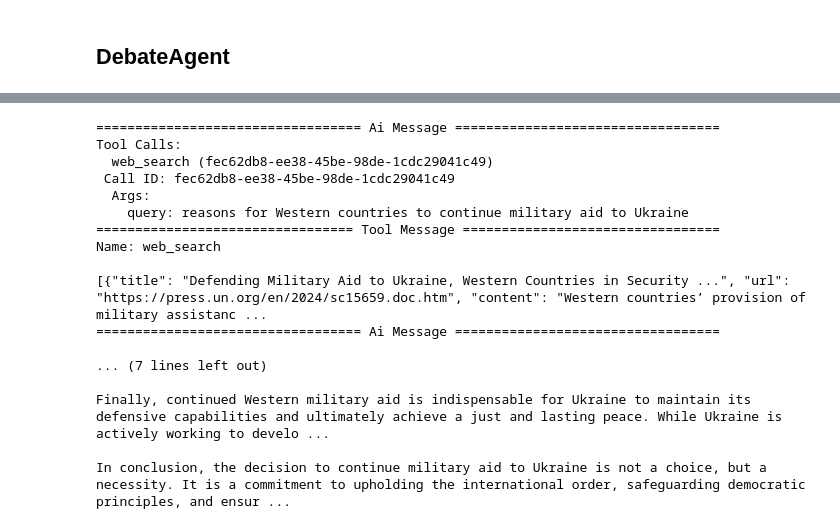
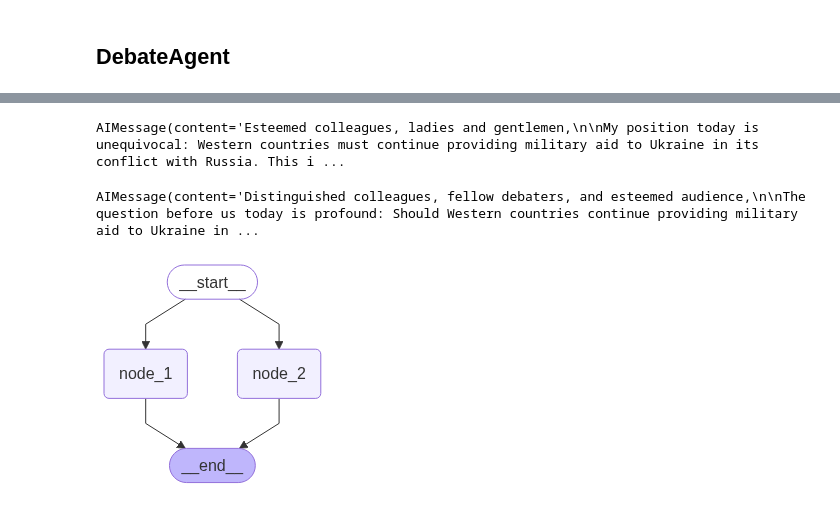
Before and after one commit to YashSax/DebateSimulator, a Jupyter notebook: debating.ipynb, the cells around one changed output, grey strips where cells are left out. Saved outputs shown, nothing was run; the diff lists cells and outputs as text; code cells hidden in the pictures.

```diff
--- a/debating.ipynb
+++ b/debating.ipynb
@@ -260,21 +234,44 @@ For troubleshooting, visit: https://python.langchain.com/docs/troubleshooting/er
-# %%
-for m in result["messages"]:
-    m.pretty_print()
-# %% [output]
-================================== Ai Message ==================================
-Tool Calls:
-  web_search (fec62db8-ee38-45be-98de-1cdc29041c49)
- Call ID: fec62db8-ee38-45be-98de-1cdc29041c49
-  Args:
-    query: reasons for Western countries to continue military aid to Ukraine
-================================= Tool Message =================================
-Name: web_search
-
-[{"title": "Defending Military Aid to Ukraine, Western Countries in Security ...", "url": "https://press.un.org/en/2024/sc15659.doc.htm", "content": "Western countries’ provision of military assistanc ...
-================================== Ai Message ==================================
-
-... (7 lines left out)
-
-Finally, continued Western military aid is indispensable for Ukraine to maintain its defensive capabilities and ultimately achieve a just and lasting peace. While Ukraine is actively working to develo ...
-
-In conclusion, the decision to continue military aid to Ukraine is not a choice, but a necessity. It is a commitment to upholding the international order, safeguarding democratic principles, and ensur ...
+# %%
+result["opening_a"]
+# %% [output]
+AIMessage(content='Esteemed colleagues, ladies and gentlemen,\n\nMy position today is unequivocal: Western countries must continue providing military aid to Ukraine in its conflict with Russia. This i ...
+# %%
+result["opening_b"]
+# %% [output]
+AIMessage(content='Distinguished colleagues, fellow debaters, and esteemed audience,\n\nThe question before us today is profound: Should Western countries continue providing military aid to Ukraine in ...
+# %%
+from langgraph.graph import StateGraph
+
+def same_reducer(a: str | None, b: str | None) -> str:
+    if a is None:
+        return b
+    if b is None:
+        return a
+    if a != b:
+        raise ValueError(f"Conflict: {a} vs {b}")
+    return a
+
+class TestState(TypedDict):
+    val_1: Annotated[str, same_reducer]
+    val_2: str
+    val_3: str
+
+def node_1(state: TestState) -> TestState:
+    return {"val_1": "test", "val_2": "foo"}
+
+def node_2(state: TestState) -> TestState:
+    return {"val_1": "test", "val_3": "bar"}
+
+builder = StateGraph(TestState)
+builder.add_node("node_1", node_1)
+builder.add_node("node_2", node_2)
+
+builder.add_edge(START, "node_1")
+builder.add_edge(START, "node_2")
+builder.add_edge("node_1", END)
+builder.add_edge("node_2", END)
+
+graph = builder.compile()
+display(Image(graph.get_graph().draw_mermaid_png()))
+# %% [output]
+[figure, added]
```
Also changed, not shown: parts of 15 cells of this notebook, 1 other file.
